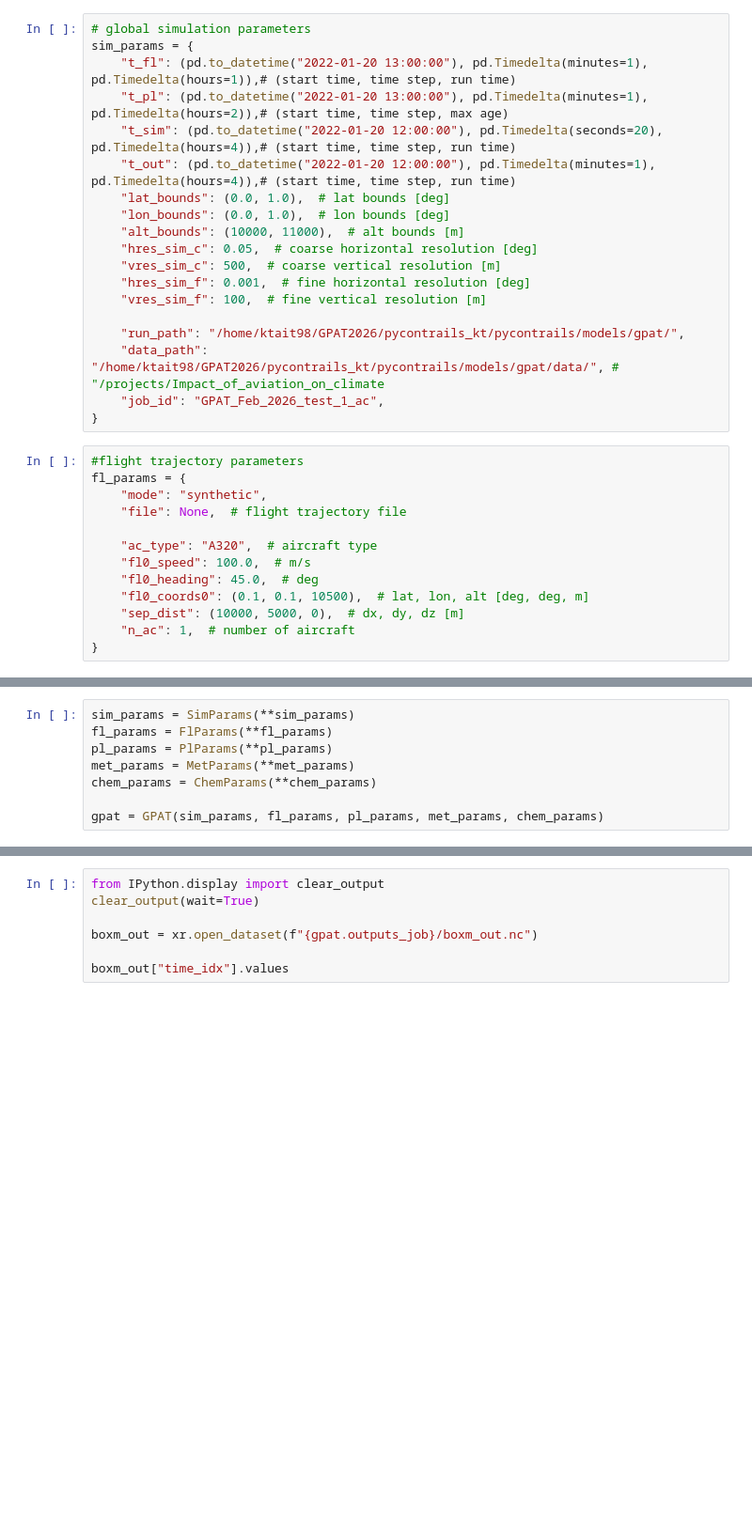
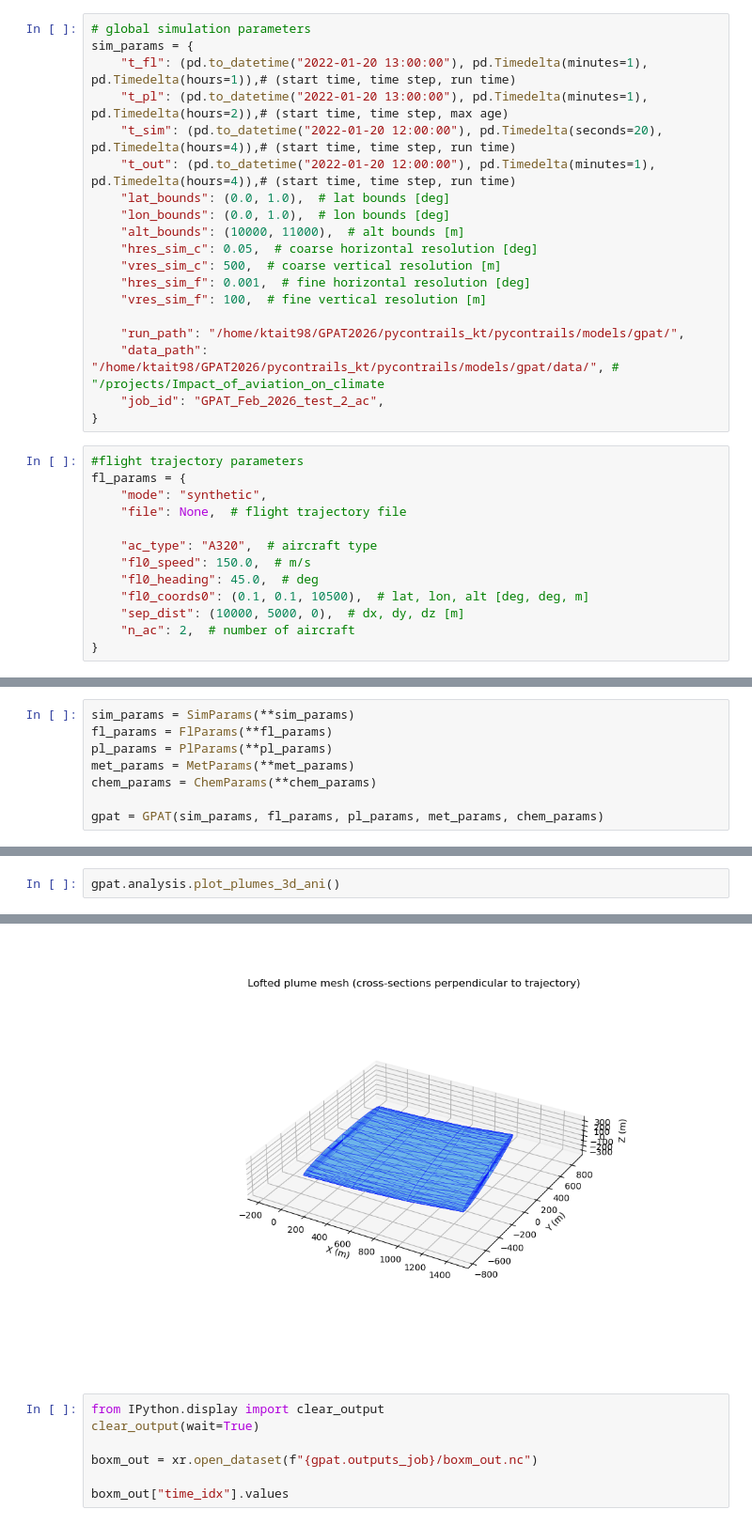
Before and after one commit to ktait98/GPAT2026, a Jupyter notebook: pycontrails_kt/docs/notebooks/GPAT.ipynb, the cells around one changed output, grey strips where cells are left out. Shown at 94% size. Cells and saved outputs as stored; diff of their text form; blank space fills up the shorter version.

Commit message:
Trying to get plumes plotted for some sanity checks

```diff
--- a/pycontrails_kt/docs/notebooks/GPAT.ipynb
+++ b/pycontrails_kt/docs/notebooks/GPAT.ipynb
@@ -35,7 +35,7 @@ sim_params = {
 
     "run_path": "/home/ktait98/GPAT2026/pycontrails_kt/pycontrails/models/gpat/",
     "data_path": "/home/ktait98/GPAT2026/pycontrails_kt/pycontrails/models/gpat/data/", # "/projects/Impact_of_aviation_on_climate
-    "job_id": "GPAT_Feb_2026_test_1_ac",
+    "job_id": "GPAT_Feb_2026_test_2_ac",
 }
 # %%
 #flight trajectory parameters
@@ -44,11 +44,11 @@ fl_params = {
     "file": None,  # flight trajectory file
 
     "ac_type": "A320",  # aircraft type
-    "fl0_speed": 100.0,  # m/s
+    "fl0_speed": 150.0,  # m/s
     "fl0_heading": 45.0,  # deg
     "fl0_coords0": (0.1, 0.1, 10500),  # lat, lon, alt [deg, deg, m]
     "sep_dist": (10000, 5000, 0),  # dx, dy, dz [m]
-    "n_ac": 1,  # number of aircraft
+    "n_ac": 2,  # number of aircraft
 }
 # %%
 # plume dispersion parameters
@@ -166,0 +193,3 @@ Coordinates:
+# %%
+gpat.analysis.plot_plumes_3d_ani()
+# %% [output]
@@ -167,3 +198,4 @@ Coordinates:
+[figure, added]
 # %%
 from IPython.display import clear_output
 clear_output(wait=True)
```
Also changed, not shown: parts of 14 cells of this notebook, 2 other files.
